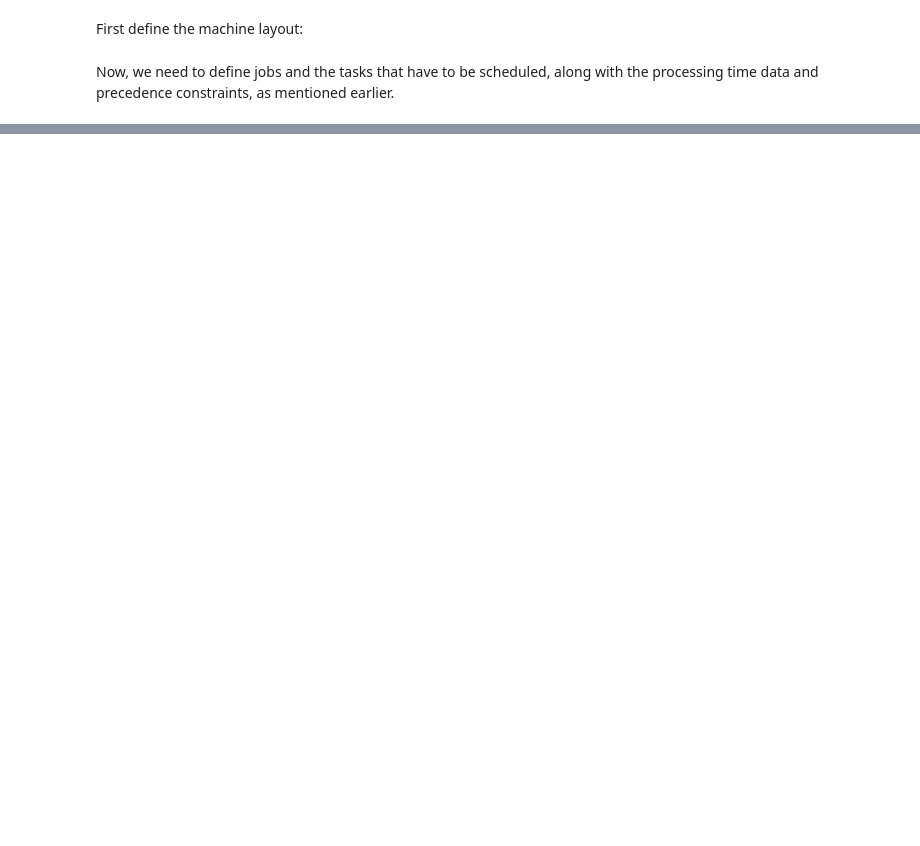
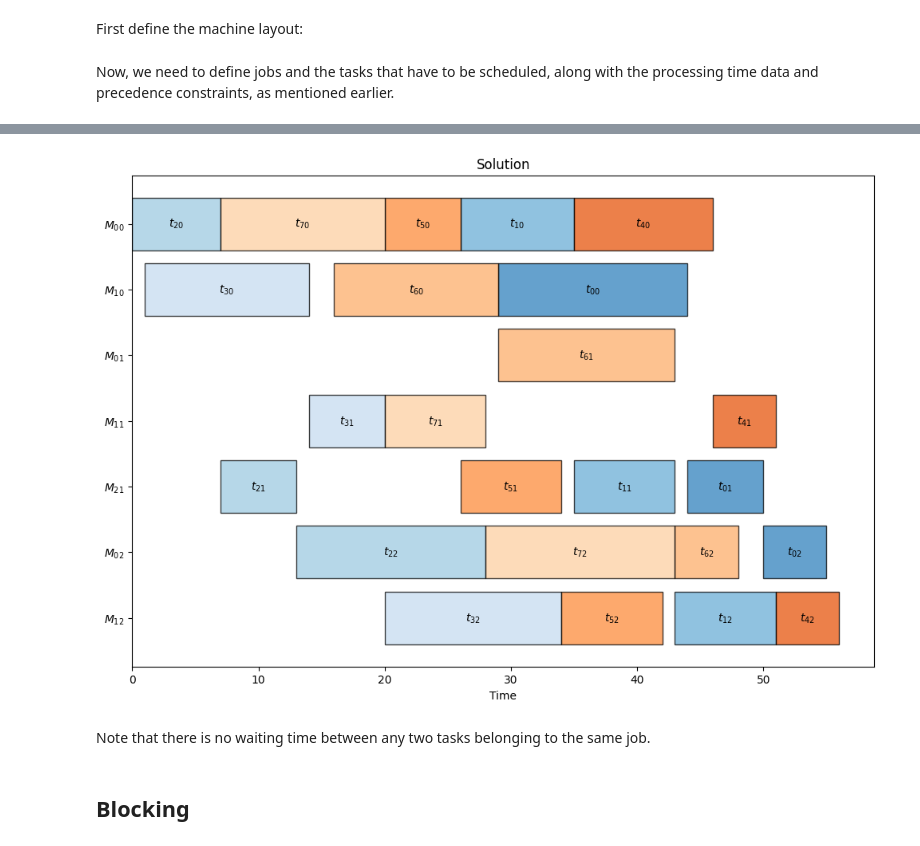
Before and after one commit to PyJobShop/PyJobShop, a Jupyter notebook: examples/hybrid_flow_shop.ipynb, the cells around one changed output, grey strips where cells are left out. Saved outputs shown, nothing was run; the diff lists cells and outputs as text; code cells hidden in the pictures; blank space fills up the shorter version.

```diff
--- a/examples/hybrid_flow_shop.ipynb
+++ b/examples/hybrid_flow_shop.ipynb
@@ -85,0 +101,26 @@ plot_machine_gantt(result.best, model.data(), plot_labels=True)
+# %%
+model = Model()
+
+stage2machines = {}
+for k in range(num_stages):
+    stage2machines[k] = [
+        model.add_machine(name=machine_name(m, k))
+        for m in range(num_machines[k])
+    ]
+
+jobs = [model.add_job() for _ in range(num_jobs)]
+
+for j, job in enumerate(jobs):
+    tasks = [
+        model.add_task(job=job, name=job_name(j, k)) for k in range(num_stages)
+    ]
+
+    for stage in range(num_stages):
+        for machine in stage2machines[stage]:
+            duration = PROCESSING_TIMES[j, stage]
+            model.add_mode(tasks[stage], machine, duration)
+
+    for idx in range(num_stages - 1):
+        first = tasks[idx]
+        second = tasks[idx + 1]
+        model.add_end_at_start(first, second)
@@ -85,0 +132,8 @@ plot_machine_gantt(result.best, model.data(), plot_labels=True)
+# %%
+plot_machine_gantt(result.best, model.data(), plot_labels=True)
+# %% [output]
+[figure, added]
+# %% [markdown]
+Note that there is no waiting time between any two tasks belonging to the same job.
+# %% [markdown]
+## Blocking
```
Also changed, not shown: parts of 19 cells of this notebook.
